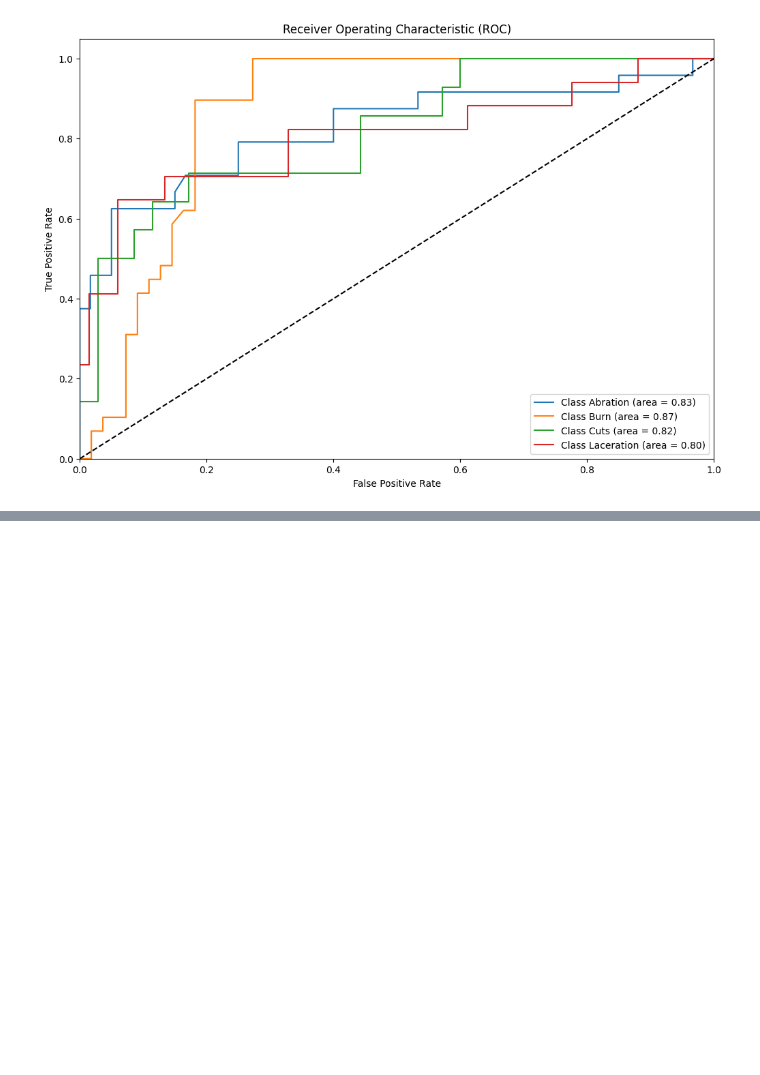
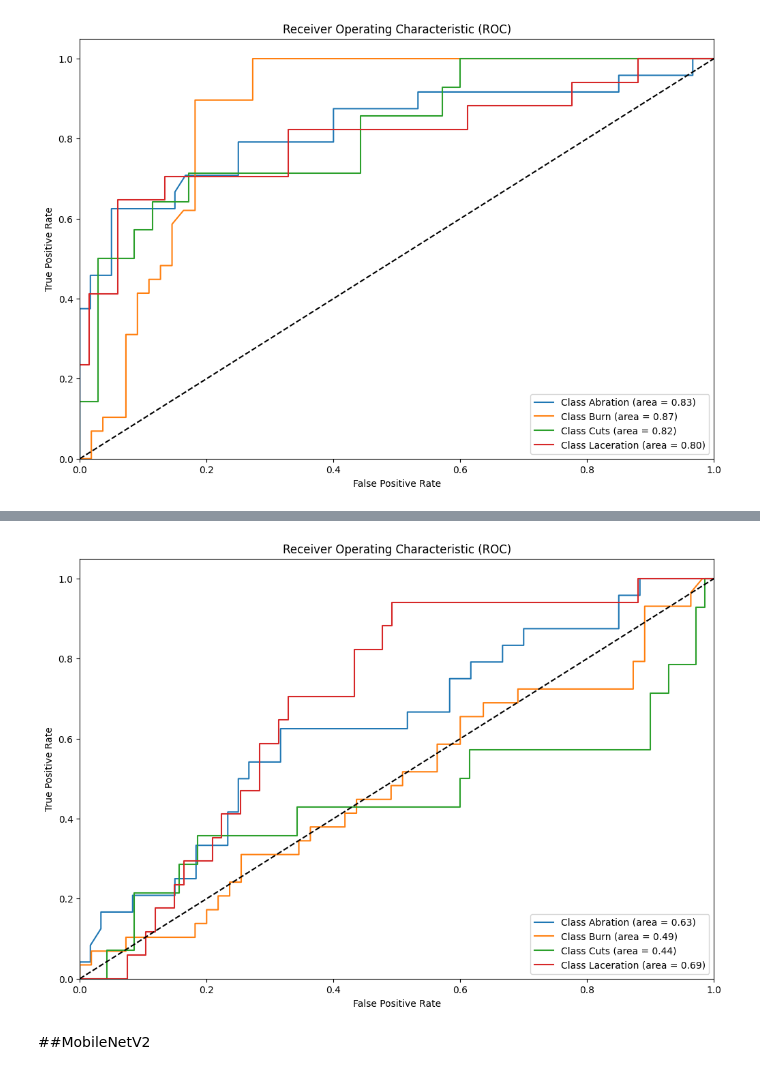
Before and after one commit to PranavkrishnaVadhyar/Data-augmentation-research, a Jupyter notebook: Transfer_learning.ipynb, the cells around one changed output, grey strips where cells are left out. Saved outputs shown, nothing was run; the diff lists cells and outputs as text; code cells hidden in the pictures; blank space fills up the shorter version.

```diff
--- a/Transfer_learning.ipynb
+++ b/Transfer_learning.ipynb
@@ -245,0 +307,28 @@ model.save('my_model.keras')
+# %%
+# Load the best model
+model.load_weights('/content/drive/MyDrive/checkpointResNet.weights.h5')
+# Predict on the test set
+y_pred_probs = model.predict(X_test)
+y_pred = np.argmax(y_pred_probs, axis=1)
+
+# Compute evaluation metrics
+accuracy = accuracy_score(y_test, y_pred)
+f1 = f1_score(y_test, y_pred, average='weighted')
+conf_matrix = confusion_matrix(y_test, y_pred)
+class_report = classification_report(y_test, y_pred)
+
+# Calculate AUC ROC Score
+fpr = dict()
+tpr = dict()
+roc_auc = dict()
+for i in range(len(label_encoder.classes_)):
+    fpr[i], tpr[i], _ = roc_curve(y_test_categorical[:, i], y_pred_probs[:, i])
+    roc_auc[i] = auc(fpr[i], tpr[i])
+mean_auc_roc_score = np.mean(list(roc_auc.values()))
+
+# Print evaluation metrics
+print("Accuracy:", accuracy)
+print("F1 Score:", f1)
+print("AUC ROC Score:", mean_auc_roc_score)
+print("Confusion Matrix:\n", conf_matrix)
+print("Classification Report:\n", class_report)
@@ -245,0 +383,17 @@ model.save('my_model.keras')
+# %%
+# Plot AUC ROC curves
+plt.figure(figsize=(12, 8))
+for i in range(len(label_encoder.classes_)):
+    plt.plot(fpr[i], tpr[i], label=f'Class {label_encoder.classes_[i]} (area = {roc_auc[i]:.2f})')
+plt.plot([0, 1], [0, 1], 'k--')
+plt.xlim([0.0, 1.0])
+plt.ylim([0.0, 1.05])
+plt.xlabel('False Positive Rate')
+plt.ylabel('True Positive Rate')
+plt.title('Receiver Operating Characteristic (ROC)')
+plt.legend(loc='lower right')
+plt.show()
+# %% [output]
+[figure, added]
+# %% [markdown]
+##MobileNetV2
```
Also changed, not shown: parts of 18 cells of this notebook.
